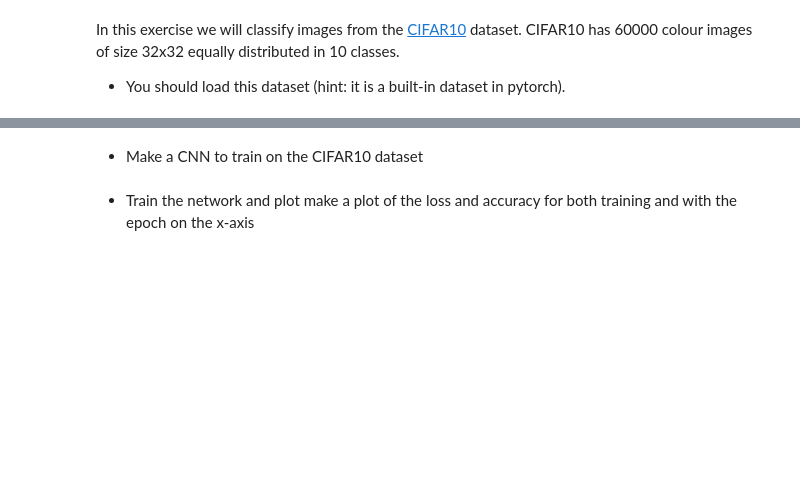
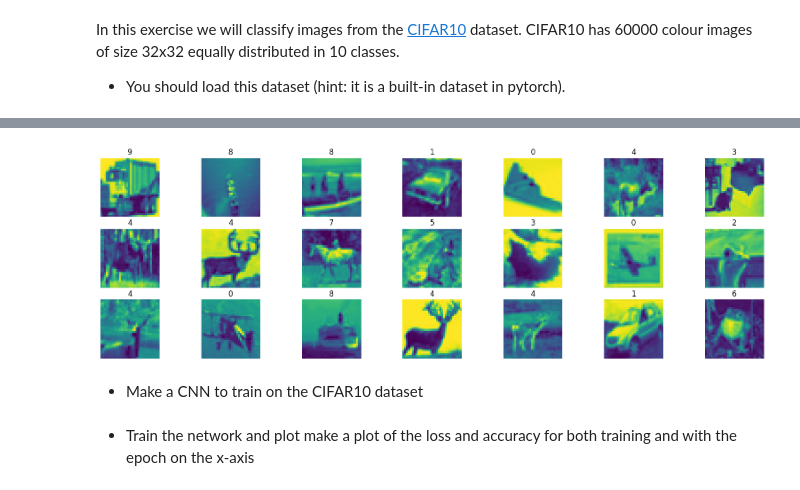
Before and after one commit to moskitoo/02516, a Jupyter notebook: IDLCV_Exercise_1_3_CIFAR_Classification.ipynb, the cells around one changed output, grey strips where cells are left out. Saved outputs shown, nothing was run; the diff lists cells and outputs as text; code cells hidden in the pictures; blank space fills up the shorter version.

```diff
--- a/IDLCV_Exercise_1_3_CIFAR_Classification.ipynb
+++ b/IDLCV_Exercise_1_3_CIFAR_Classification.ipynb
@@ -28,7 +30,8 @@ CIFAR10 has 60000 colour images of size 32x32 equally distributed in 10 classes.
 * You should load this dataset (hint: it is a built-in dataset in pytorch).
 # %%
 batch_size = 64
-trainset = ...
+trainset = datasets.CIFAR10('./data', train=True, download=True, transform=transforms.ToTensor())
+# trainset = datasets.MNIST('./data', train=True, download=True, transform=custom_transforms)
 train_loader = DataLoader(trainset, batch_size=batch_size, shuffle=True)
-testset = ...
+testset = datasets.CIFAR10('./data', train=False, download=True, transform=transforms.ToTensor())
 test_loader = DataLoader(testset, batch_size=batch_size, shuffle=False)
@@ -35,2 +42,13 @@ test_loader = DataLoader(testset, batch_size=batch_size, shuffle=False)
+# %%
+images, labels = next(iter(train_loader))
+plt.figure(figsize=(20,10))
+
+for i in range(21):
+    plt.subplot(5,7,i+1)
+    plt.imshow(images[i].numpy()[2])
+    plt.title(labels[i].item())
+    plt.axis('off')
+# %% [output]
+[figure, added]
 # %% [markdown]
 * Make a CNN to train on the CIFAR10 dataset
```
Also changed, not shown: parts of 13 cells of this notebook.
